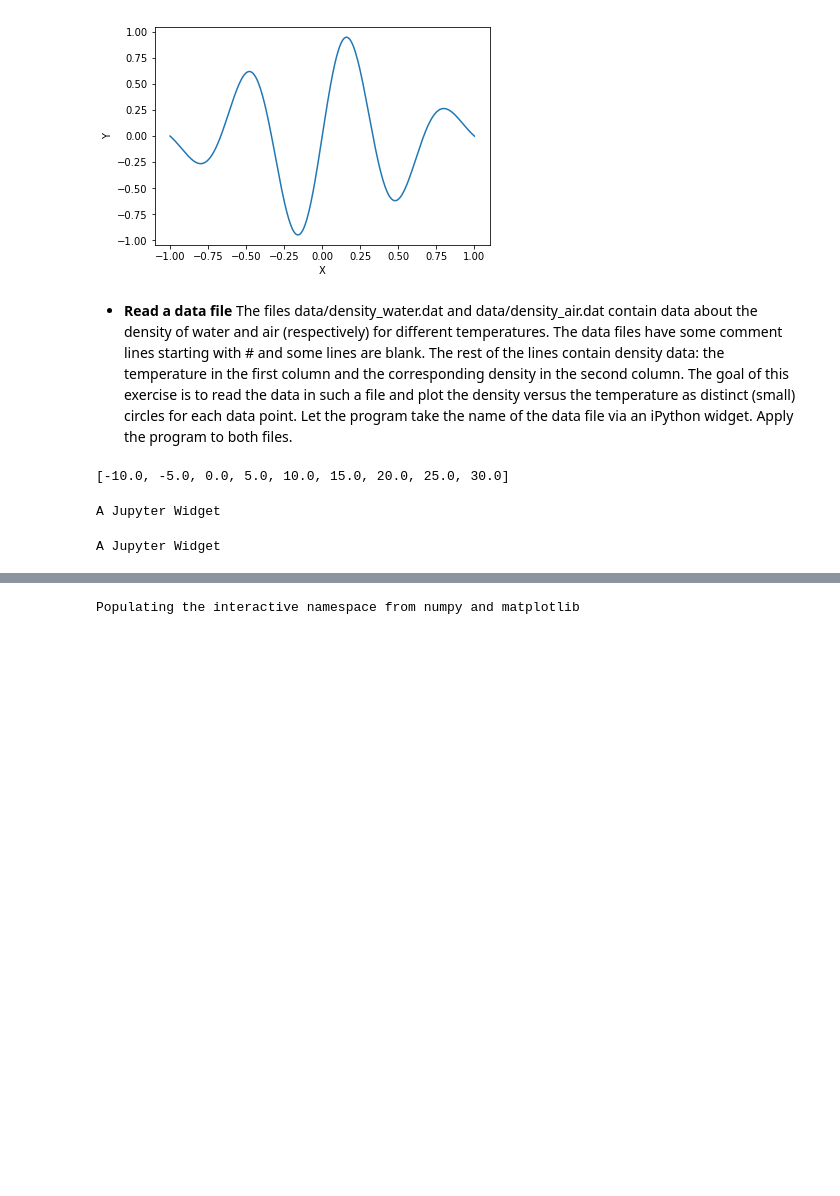
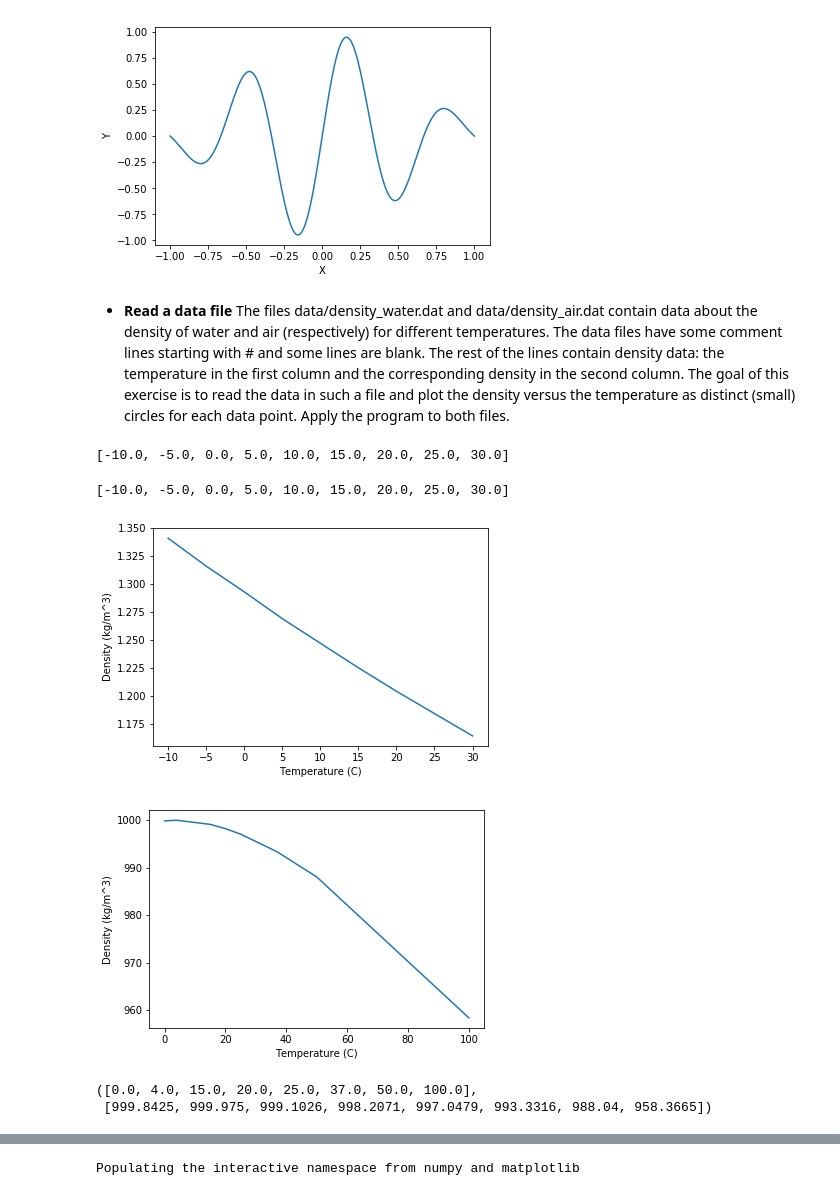
Before and after one commit to ggorman/Introduction-to-programming-for-geoscientists, a Jupyter notebook: notebook/Lecture-6-Introduction-to-programming-for-geoscientists-Solutions.ipynb, the cells around one changed output, grey strips where cells are left out. Saved outputs shown, nothing was run; the diff lists cells and outputs as text; code cells hidden in the pictures; blank space fills up the shorter version.

Commit message:
Lect 6: finally remove widgets

```diff
--- a/notebook/Lecture-6-Introduction-to-programming-for-geoscientists-Solutions.ipynb
+++ b/notebook/Lecture-6-Introduction-to-programming-for-geoscientists-Solutions.ipynb
@@ -77,7 +77,7 @@ show()
 [figure]
 # %% [markdown]
 * **Read a data file**</br>
-The files data/density_water.dat and data/density_air.dat contain data about the density of water and air (respectively) for different temperatures. The data files have some comment lines starting with # and some lines are blank. The rest of the lines contain density data: the temperature in the first column and the corresponding density in the second column. The goal of this exercise is to read the data in such a file and plot the density versus the temperature as distinct (small) circles for each data point. Let the program take the name of the data file via an iPython widget. Apply the program to both files.
+The files data/density_water.dat and data/density_air.dat contain data about the density of water and air (respectively) for different temperatures. The data files have some comment lines starting with # and some lines are blank. The rest of the lines contain density data: the temperature in the first column and the corresponding density in the second column. The goal of this exercise is to read the data in such a file and plot the density versus the temperature as distinct (small) circles for each data point. Apply the program to both files.
 # %%
 ## STAGE 1: work with one file
 # precede exactly as before but with modified for loop:
@@ -107,16 +107,12 @@ print(temp)
 # %% [output]
 [-10.0, -5.0, 0.0, 5.0, 10.0, 15.0, 20.0, 25.0, 30.0]
 # %%
-## STAGE 2: interactive file choice
+## STAGE 2:
 # Let's write it up as a function
-# We'll use exactly the same code as before, but specify the infile via a widget
+# We'll use exactly the same code as before
 
-from ipywidgets import widgets
-from IPython.display import display, clear_output
 
-def readTempDenFile(sender):
-#    filename = sender.value
-    filename = "data/density_air.dat"
+def readTempDenFile(filename = "data/density_air.dat"):
     infile = open(filename, "r")
     temp = []
     dens = []
@@ -130,51 +126,50 @@ def readTempDenFile(sender):
         temp.append(t) # N.B. we're now filling out temp and dens lists
         dens.append(d)
     infile.close()
-    print(temp)
+    return temp,dens
 
-widget_file = widgets.Text()
-widget_file.on_submit(readTempDenFile)
-display(widget_file)
+# function defined, let's run it
+temp,dens = readTempDenFile() # unpack into two objects temp and dens
+print(temp)
 # %% [output]
-A Jupyter Widget
+[-10.0, -5.0, 0.0, 5.0, 10.0, 15.0, 20.0, 25.0, 30.0]
 # %%
 ## STAGE 3: plotting
 # same as before but with the plotting lines of code in our function
 
 # remember to have %pylab inline for ipython
 # ... and to import pylab and numpy if not already imported
 from pylab import *
 from numpy import *
-from ipywidgets import widgets
-from IPython.display import display, clear_output
 
-def readTempDenFile(sender):
-    #filename = sender.value
-    filename = "data/density_air.dat"
+def readTempDenFile(filename = "data/density_air.dat"):
     infile = open(filename, "r")
     temp = []
     dens = []
     for line in infile:
         try:
             t, d = line.split()
             t = float(t)
             d = float(d)
         except:
             continue
         temp.append(t) # N.B. we're now filling out temp and dens lists
         dens.append(d)
     infile.close()
     plot(array(temp), array(dens))
     xlabel("Temperature (C)")
     ylabel("Density (kg/m^3)")
     show()
     return temp,dens
 
-widget_file = widgets.Text()
-widget_file.on_submit(readTempDenFile)
-display(widget_file)
+# run function
+readTempDenFile()
+readTempDenFile("data/density_water.dat")
 # %% [output]
+[figure, added]
+[figure, added]
-A Jupyter Widget
+([0.0, 4.0, 15.0, 20.0, 25.0, 37.0, 50.0, 100.0],
+ [999.8425, 999.975, 999.1026, 998.2071, 997.0479, 993.3316, 988.04, 958.3665])
 # %% [markdown]
 * **Read acceleration data and find velocities**</br>
 A file data/acc.dat contains measurements $a_0, a_1, \ldots, a_{n-1}$ of the acceleration of an object moving along a straight line. The measurement $a_k$ is taken at time point $t_k = k\Delta t$, where $\Delta t$ is the time spacing between the measurements. The purpose of the exercise is to load the acceleration data into a program and compute the velocity $v(t)$ of the object at some time $t$.
```
Also changed, not shown: parts of 8 cells of this notebook.
